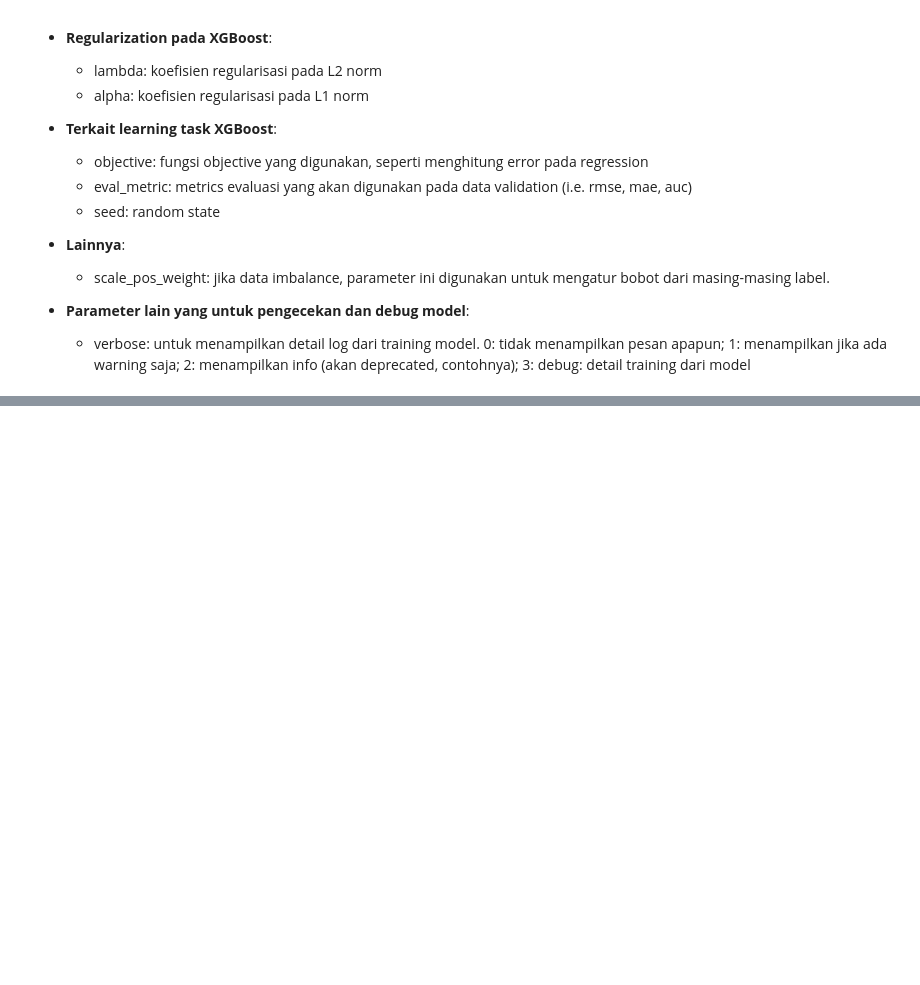
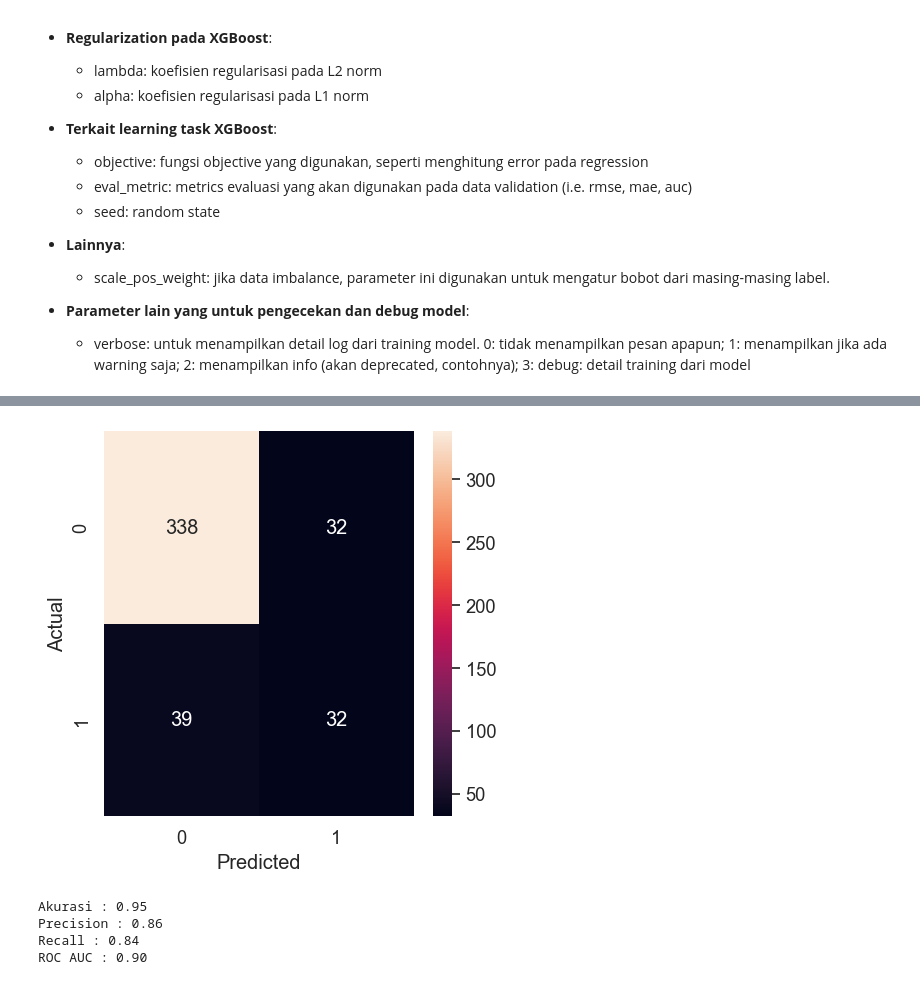
Before and after one commit to arsand07/Employee-Attrition, a Jupyter notebook: Stage 3/Stage 3.ipynb, the cells around one changed output, grey strips where cells are left out. Cells and saved outputs as stored; diff of their text form; code cells hidden in the pictures; blank space fills up the shorter version.

Commit message:
Simulasi

```diff
--- a/Stage 3/Stage 3.ipynb
+++ b/Stage 3/Stage 3.ipynb
@@ -757,3 +786,27 @@ hasil.sort_values(['Status','Roc Auc'],ascending=[True,False])
 | 2 | Decision Tree | 64 | 28 | 77 | 41 | 72 | Best Fit |
 | 3 | Random Forest | 83 | 47 | 63 | 54 | 82 | Over Fit |
 | 1 | KNN | 77 | 37 | 59 | 45 | 76 | Over Fit |
+# %%
+from sklearn.metrics import confusion_matrix
+
+plt.figure(figsize=(5,5))
+sns.heatmap(confusion_matrix(y_test, xg_tuned.predict(X_test)), annot=True, fmt=".0f")
+plt.xlabel("Predicted")
+plt.ylabel("Actual")
+plt.show()
+# %% [output]
+[figure, added]
+# %%
+#Simulasi ketika model digunakan untuk predict seluruh dataset
+
+pred = xg_tuned.predict(x)
+
+print(f'Akurasi : {accuracy_score(y, pred):.2f}')
+print(f'Precision : {precision_score(y, pred):.2f}')
+print(f'Recall : {recall_score(y, pred):.2f}')
+print(f'ROC AUC : {roc_auc_score(y, pred):.2f}')
+# %% [output]
+Akurasi : 0.95
+Precision : 0.86
+Recall : 0.84
+ROC AUC : 0.90
```
Also changed, not shown: parts of 20 cells of this notebook.
